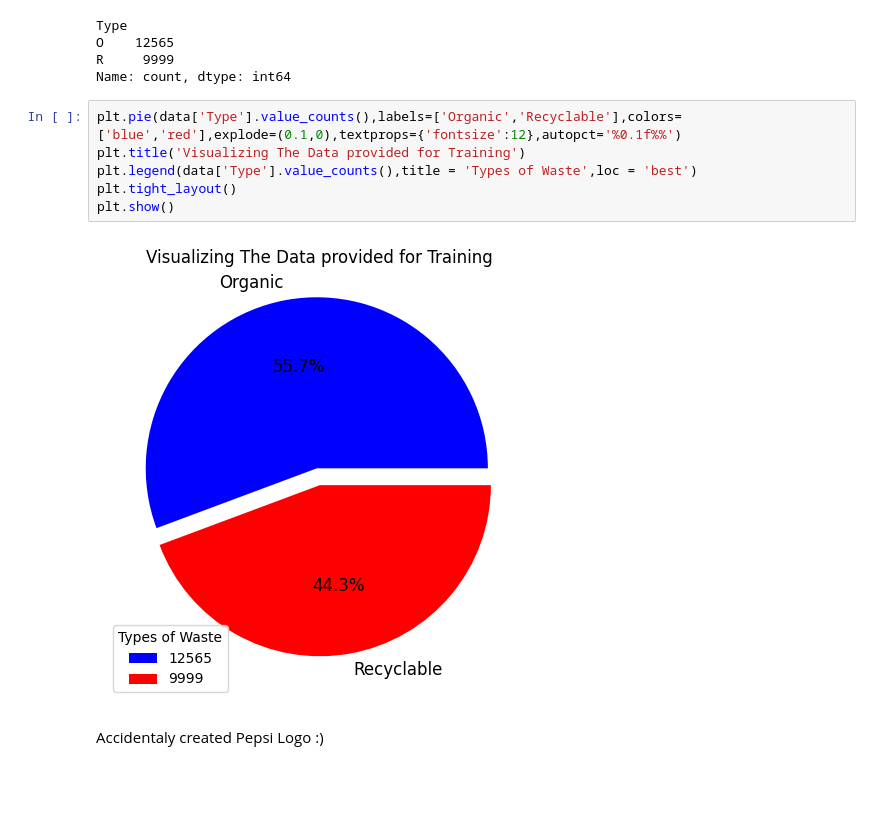
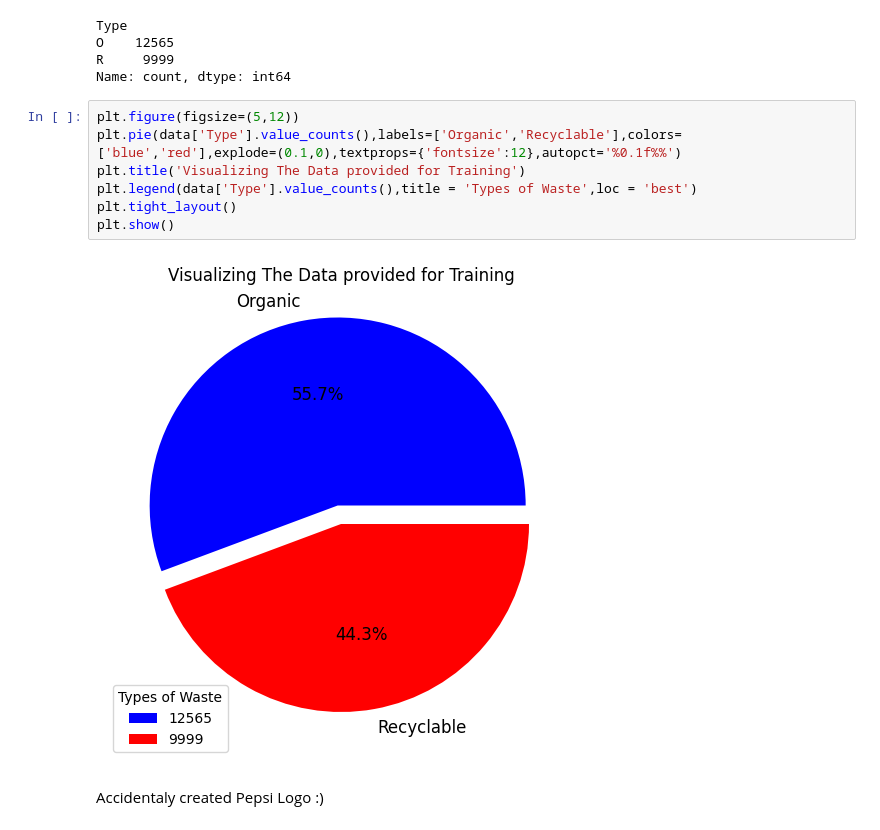
Before and after one commit to Pradeeshkumar-U/EdunetCNNProject, a Jupyter notebook: Main.ipynb, the cells around one changed output. Drawn from its saved outputs; the diff is of its cells as text; blank space fills up the shorter version.

Commit message:
visualization

```diff
--- a/Main.ipynb
+++ b/Main.ipynb
@@ -70,12 +70,13 @@ O    12565
 R     9999
 Name: count, dtype: int64
 # %%
+plt.figure(figsize=(5,12))
 plt.pie(data['Type'].value_counts(),labels=['Organic','Recyclable'],colors=['blue','red'],explode=(0.1,0),textprops={'fontsize':12},autopct='%0.1f%%')
 plt.title('Visualizing The Data provided for Training')
 plt.legend(data['Type'].value_counts(),title = 'Types of Waste',loc = 'best')
 plt.tight_layout()
 plt.show()
 # %% [output]
-[figure, old version]
+[figure, new version]
 # %% [markdown]
 Accidentaly created Pepsi Logo :)
```
